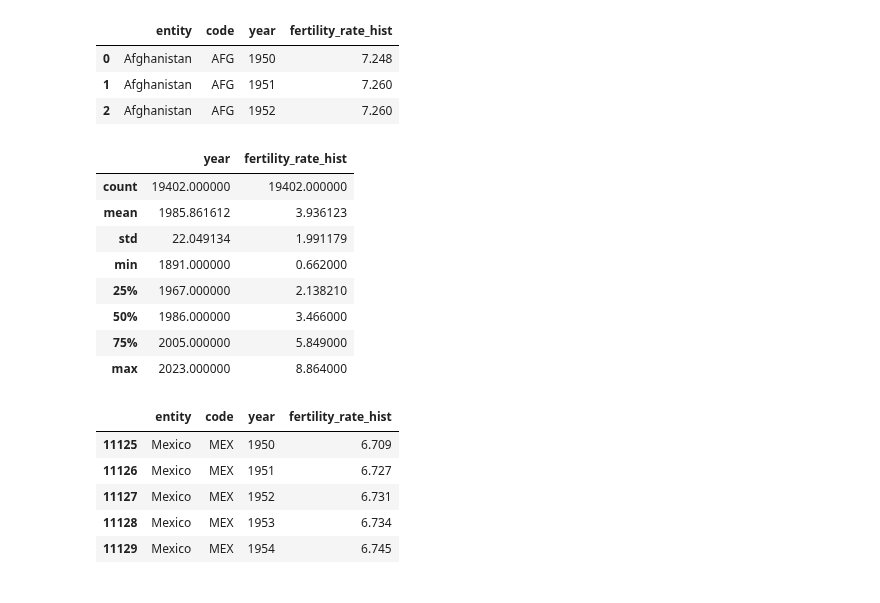
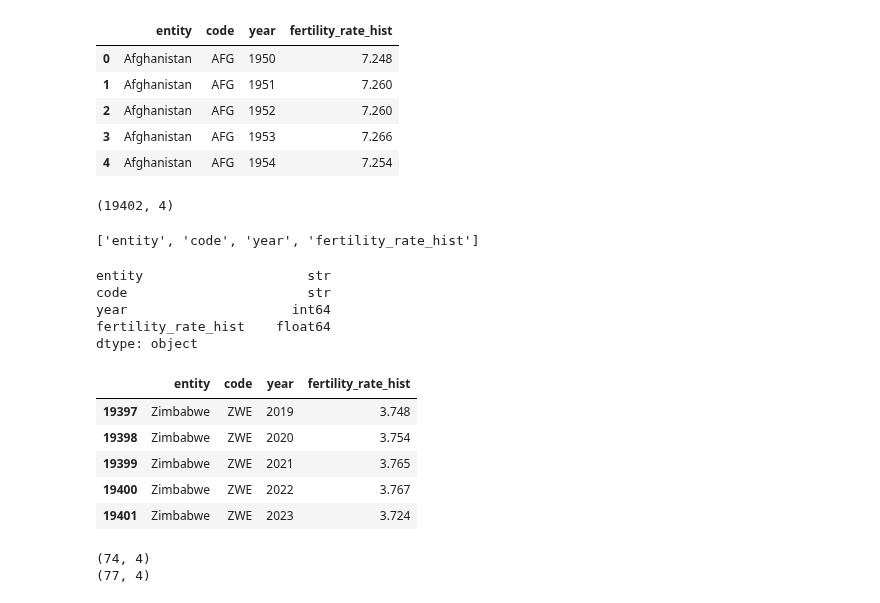
Before and after one commit to PIPIOLOVIC/BIG_DATA, a Jupyter notebook: U1_2_prueba/notebooks/03_fertility_rate.ipynb, the cells around one changed output. Drawn from its saved outputs; the diff is of its cells as text; code cells hidden in the pictures.

```diff
--- a/U1_2_prueba/notebooks/03_fertility_rate.ipynb
+++ b/U1_2_prueba/notebooks/03_fertility_rate.ipynb
@@ -8,32 +10,45 @@ df = pd.read_csv("https://ourworldindata.org/grapher/children-born-per-woman.csv
 # Fetch the metadata
 metadata = requests.get("https://ourworldindata.org/grapher/children-born-per-woman.metadata.json?v=1&csvType=full&useColumnShortNames=true").json()
 # %%
-df.head(3)
+df.head(5)
 # %% [output]
 |  | entity | code | year | fertility_rate_hist |
 | 0 | Afghanistan | AFG | 1950 | 7.248 |
 | 1 | Afghanistan | AFG | 1951 | 7.260 |
 | 2 | Afghanistan | AFG | 1952 | 7.260 |
+| 3 | Afghanistan | AFG | 1953 | 7.266 |
+| 4 | Afghanistan | AFG | 1954 | 7.254 |
 # %%
-df.describe()
+df.shape
 # %% [output]
-|  | year | fertility_rate_hist |
-| count | 19402.000000 | 19402.000000 |
-| mean | 1985.861612 | 3.936123 |
-| std | 22.049134 | 1.991179 |
-| min | 1891.000000 | 0.662000 |
-| 25% | 1967.000000 | 2.138210 |
-| 50% | 1986.000000 | 3.466000 |
-| 75% | 2005.000000 | 5.849000 |
-| max | 2023.000000 | 8.864000 |
+(19402, 4)
+# %%
+df.columns.tolist()
+# %% [output]
+['entity', 'code', 'year', 'fertility_rate_hist']
+# %%
+df.dtypes
+# %% [output]
+entity                     str
+code                       str
+year                     int64
+fertility_rate_hist    float64
+dtype: object
+# %%
+df.tail()
+# %% [output]
+|  | entity | code | year | fertility_rate_hist |
+| 19397 | Zimbabwe | ZWE | 2019 | 3.748 |
+| 19398 | Zimbabwe | ZWE | 2020 | 3.754 |
+| 19399 | Zimbabwe | ZWE | 2021 | 3.765 |
+| 19400 | Zimbabwe | ZWE | 2022 | 3.767 |
+| 19401 | Zimbabwe | ZWE | 2023 | 3.724 |
 # %%
-mexico = df[df["entity"] == "Mexico"]
-mexico.head()
+mexico = df[df['entity'] == 'Mexico']
+japon = df[df['entity'] == 'Japan']
+print(mexico.shape)
+print(japon.shape)
 # %% [output]
-|  | entity | code | year | fertility_rate_hist |
-| 11125 | Mexico | MEX | 1950 | 6.709 |
-| 11126 | Mexico | MEX | 1951 | 6.727 |
-| 11127 | Mexico | MEX | 1952 | 6.731 |
-| 11128 | Mexico | MEX | 1953 | 6.734 |
-| 11129 | Mexico | MEX | 1954 | 6.745 |
+(74, 4)
+(77, 4)
 # %%
```
Also changed, not shown: parts of 29 cells of this notebook, 1 other file.
